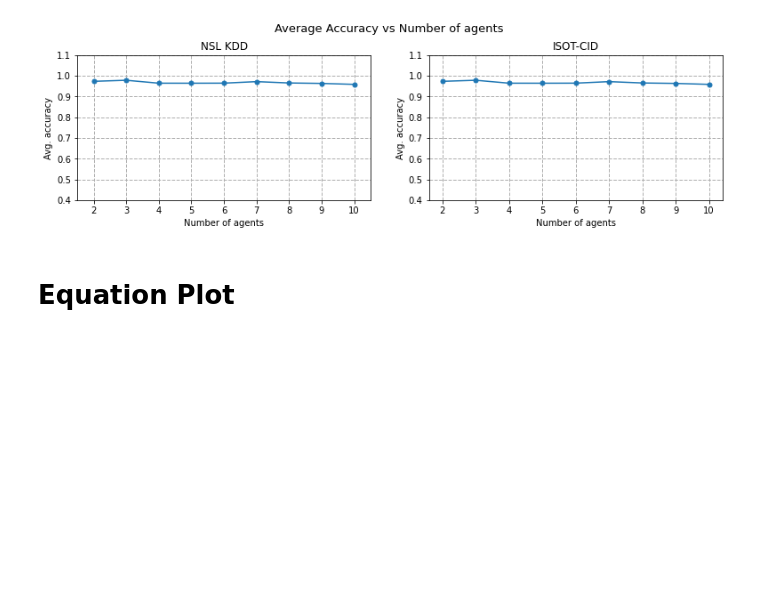
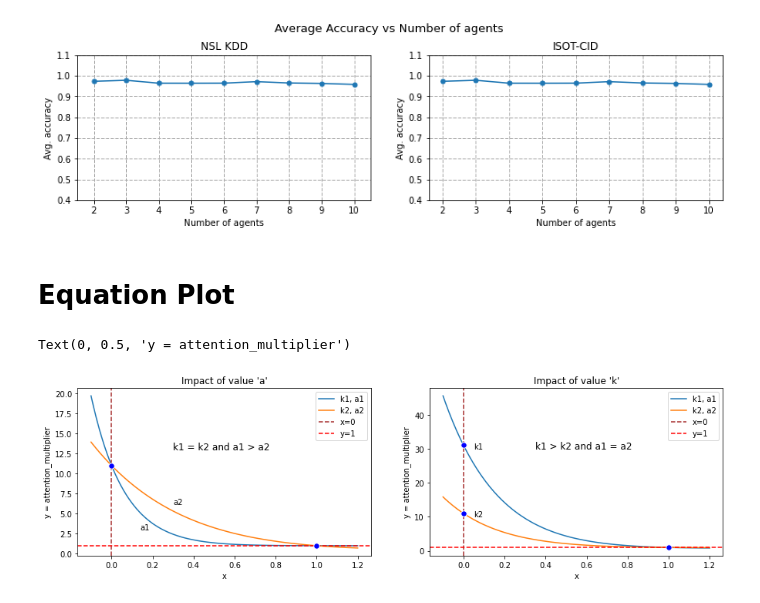
Before and after one commit to sreekanth025/Network-Intrusion-Detection, a Jupyter notebook: results/Analysis/Other_plots.ipynb, the cells around one changed output. Saved outputs shown, nothing was run; the diff lists cells and outputs as text; code cells hidden in the pictures; blank space fills up the shorter version.

Commit message:
equation plot

```diff
--- a/results/Analysis/Other_plots.ipynb
+++ b/results/Analysis/Other_plots.ipynb
@@ -58,3 +58,66 @@ Text(0.5, 1, 'Average Accuracy vs Number of agents')
 [figure]
 # %% [markdown]
 # Equation Plot
+# %%
+x = np.linspace(-0.1, 1.2, 100)
+formula = '1 + k*(1-x)*(a**(-x))'
+
+fig, axs = plt.subplots(1, 2, figsize=(15, 4))
+ax0 = axs[0]
+ax1 = axs[1]
+
+k = 10
+a = 200
+y1 = eval(formula)
+ax0.plot(x, y1)
+
+k = 10
+a = 5
+y2 = eval(formula)
+ax0.plot(x, y2)
+
+ax0.axvline(x=0, ls='--', color='brown')
+ax0.axhline(y=1, ls='--', color='red')
+ax0.plot([1], [1], marker='.', markersize=15, mfc='b', mec='w')
+ax0.plot([0], [k+1], marker='.', markersize=15, mfc='b', mec='w')
+
+ax0.legend(['k1, a1', 'k2, a2', 'x=0', 'y=1'])
+ax0.text(0.3, 13, 'k1 = k2 and a1 > a2', fontsize = 12)
+ax0.text(0.14, 3, 'a1', fontsize = 10)
+ax0.text(0.3, 6.2, 'a2', fontsize = 10)
+ax0.set_title('Impact of value \'a\'')
+ax0.set_xlabel('x')
+ax0.set_ylabel('y = attention_multiplier')
+
+
+
+
+k = 30
+a = 20
+y1 = eval(formula)
+k1 = k
+ax1.plot(x, y1)
+
+k = 10
+a = 20
+k2 = k
+y2 = eval(formula)
+ax1.plot(x, y2)
+
+ax1.axvline(x=0, ls='--', color='brown')
+ax1.axhline(y=1, ls='--', color='red')
+ax1.plot([1], [1], marker='.', markersize=15, mfc='b', mec='w')
+ax1.plot([0], [k1+1], marker='.', markersize=15, mfc='b', mec='w')
+ax1.plot([0], [k2+1], marker='.', markersize=15, mfc='b', mec='w')
+
+
+ax1.legend(['k1, a1', 'k2, a2', 'x=0', 'y=1'])
+ax1.text(0.35, 30, 'k1 > k2 and a1 = a2', fontsize = 12)
+ax1.text(0.05, 30, 'k1', fontsize = 10)
+ax1.text(0.05, 10, 'k2', fontsize = 10)
+ax1.set_title('Impact of value \'k\'')
+ax1.set_xlabel('x')
+ax1.set_ylabel('y = attention_multiplier')
+# %% [output]
+Text(0, 0.5, 'y = attention_multiplier')
+[figure, added]
```
